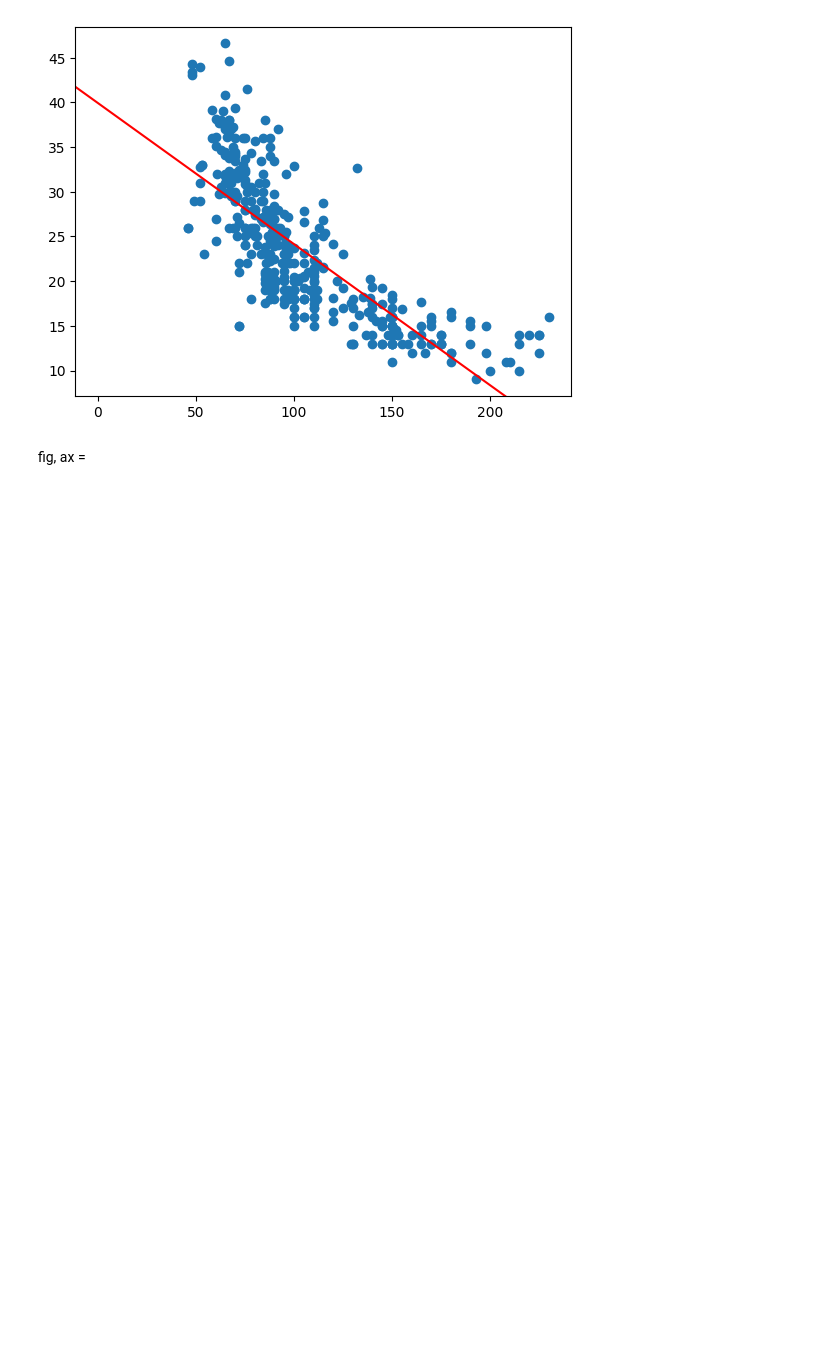
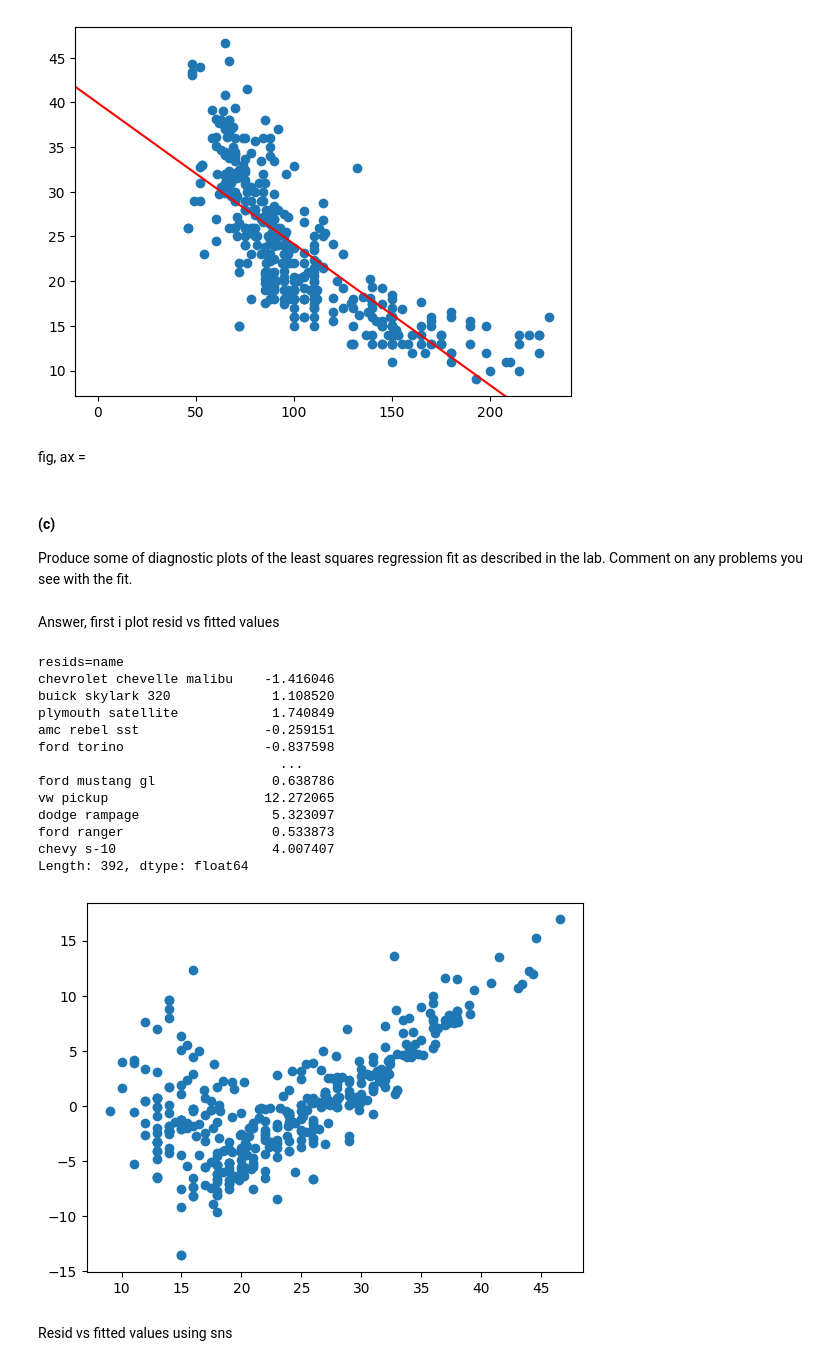
Before and after one commit to aminehd/AminehTechnicalWritings, a Jupyter notebook: assignments/ISLP_Chapter03.ipynb, the cells around one changed output. Drawn from its saved outputs; the diff is of its cells as text; code cells hidden in the pictures; blank space fills up the shorter version.

```diff
--- a/assignments/ISLP_Chapter03.ipynb
+++ b/assignments/ISLP_Chapter03.ipynb
@@ -186,3 +170,31 @@ plt.show()
 [figure]
 # %% [markdown]
 fig, ax =
+# %% [markdown]
+#### (c)
+Produce some of diagnostic plots of the least squares regression fit as described in the lab. Comment on any problems you see with the fit.
+# %% [markdown]
+Answer, first i plot resid vs fitted values
+# %%
+resids = results.resid
+print(f'{resids=}')
+fig, ax = plt.subplots()
+ax.scatter(y, resids)
+plt.show()
+# %% [output]
+resids=name
+chevrolet chevelle malibu    -1.416046
+buick skylark 320             1.108520
+plymouth satellite            1.740849
+amc rebel sst                -0.259151
+ford torino                  -0.837598
+                               ...
+ford mustang gl               0.638786
+vw pickup                    12.272065
+dodge rampage                 5.323097
+ford ranger                   0.533873
+chevy s-10                    4.007407
+Length: 392, dtype: float64
+[figure, added]
+# %% [markdown]
+Resid vs fitted values using sns
```
Also changed, not shown: parts of 6 cells of this notebook.
